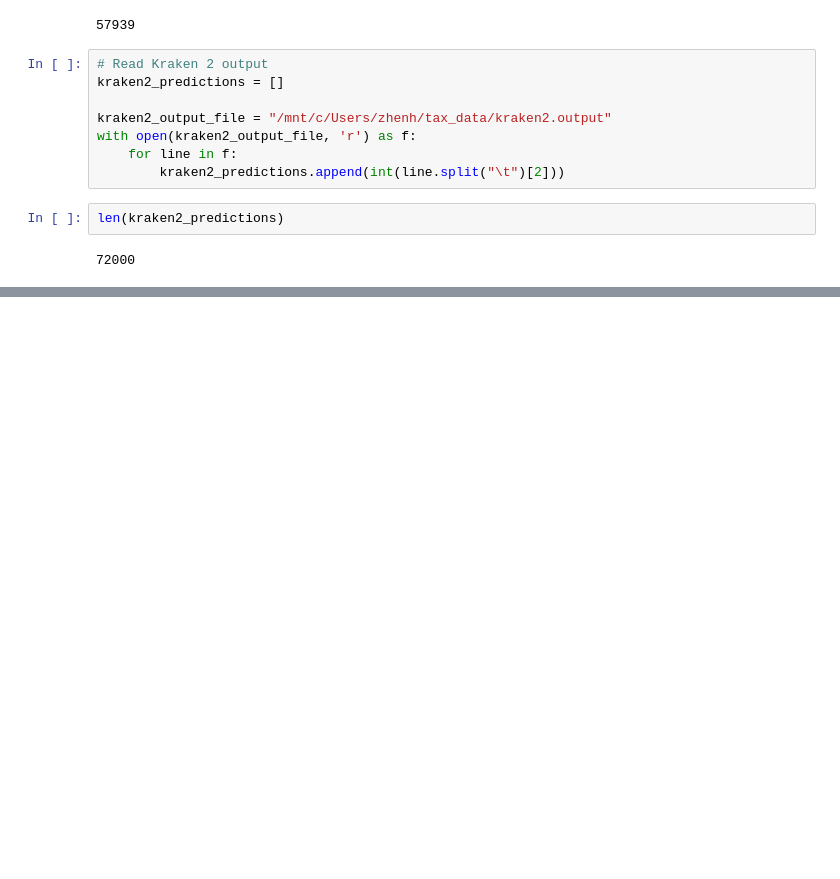
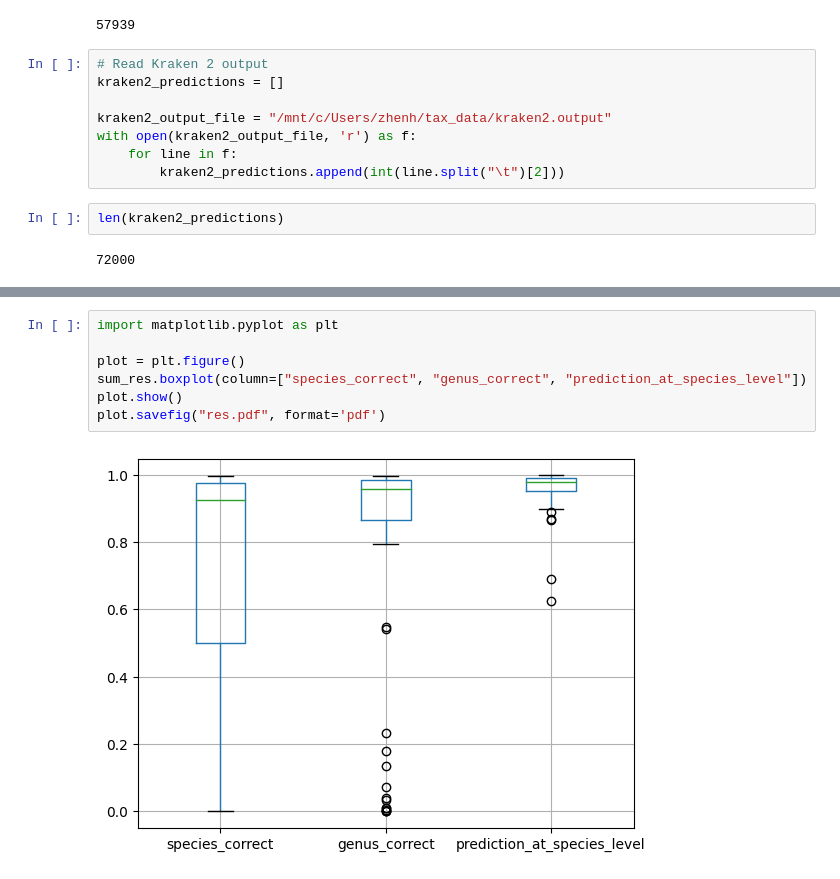
Before and after one commit to GZHoffie/tc-benchmark, a Jupyter notebook: analyzer_results.ipynb, the cells around one changed output, grey strips where cells are left out. Drawn from its saved outputs; the diff is of its cells as text; blank space fills up the shorter version.

```diff
--- a/analyzer_results.ipynb
+++ b/analyzer_results.ipynb
@@ -119,0 +200,9 @@ sum_res.boxplot(column=['species_correct', 'genus_correct', 'prediction_at_speci
+# %%
+import matplotlib.pyplot as plt
+
+plot = plt.figure()
+sum_res.boxplot(column=["species_correct", "genus_correct", "prediction_at_species_level"])
+plot.show()
+plot.savefig("res.pdf", format='pdf')
+# %% [output]
+[figure, added]
```
Also changed, not shown: parts of 12 cells of this notebook, 2 other files.
